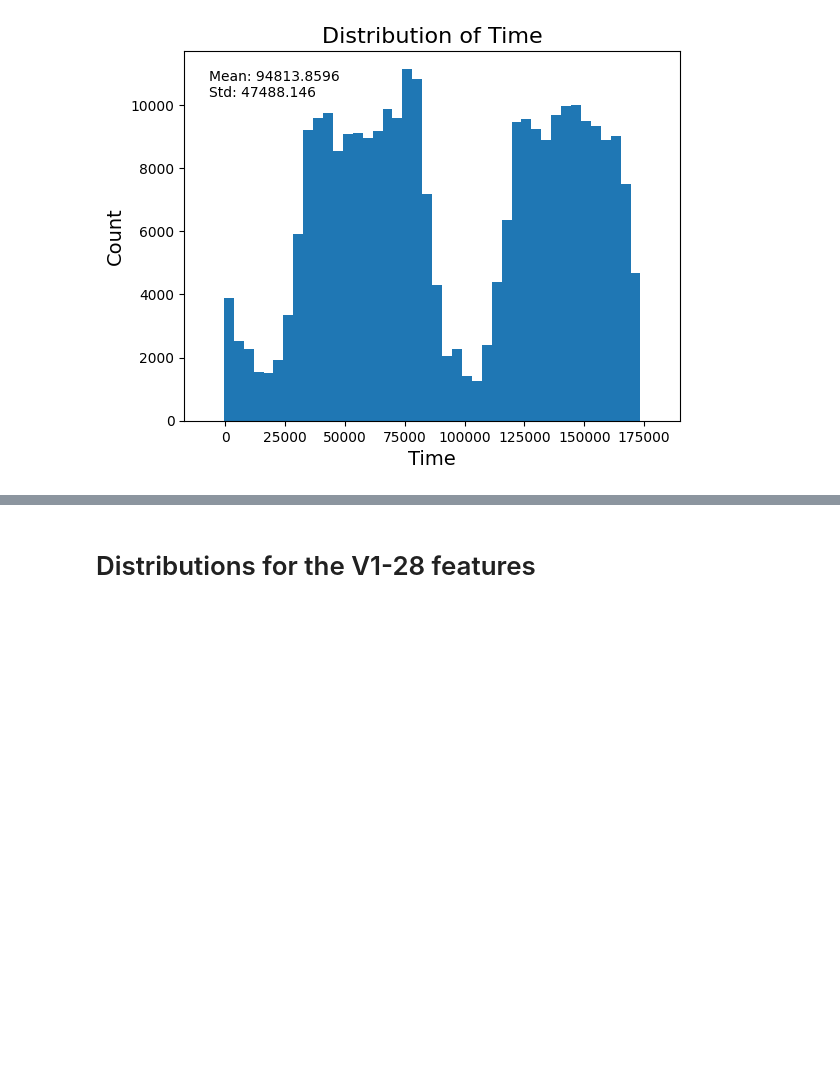
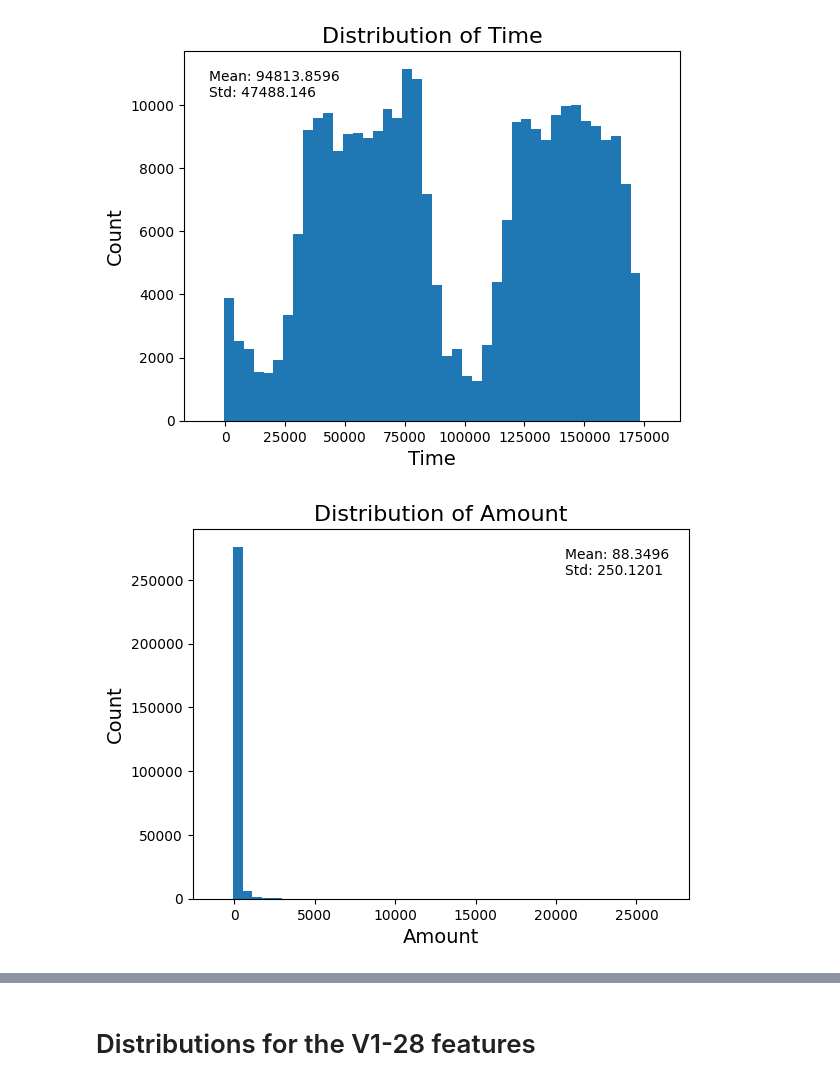
Before and after one commit to Tommy-McDonagh/Credit-Fraud, a Jupyter notebook: main.ipynb, the cells around one changed output, grey strips where cells are left out. Cells and saved outputs as stored; diff of their text form; code cells hidden in the pictures; blank space fills up the shorter version.

Commit message:
Updated plotting function with positional argument for stats

```diff
--- a/main.ipynb
+++ b/main.ipynb
@@ -154,7 +154,7 @@ Class
 1    0.001727
 Name: proportion, dtype: float64
 # %%
-def plot_numeric_feature_distribution(df, column_name, num_bins=50, ax=None):
+def plot_numeric_feature_distribution(df, column_name, num_bins=50, stats_pos='left', ax=None):
     """
     Plots the distribution of a numeric feature in a DataFrame using Matplotlib.
 
@@ -166,6 +166,8 @@ def plot_numeric_feature_distribution(df, column_name, num_bins=50, ax=None):
         The name of the column containing the feature to plot.
     num_bins : int (default=50)
         The number of bins to be used in the histogram plot
+    stats_pos : str (default='left')
+        The horizontal position of the statistical summary. Either 'left' or 'right' arguments accepted.
     ax : matplotlib.AxesSubplot or None, optional (default=None)
         The axis object on which to plot the distribution. If None, a new axis object is created.
 
@@ -199,11 +201,19 @@ def plot_numeric_feature_distribution(df, column_name, num_bins=50, ax=None):
     ax.set_ylabel("Count", fontsize=14)
 
     # add mean and std to plot
-    ax.text(0.05, 0.95, f'Mean: {round(df[column_name].mean(), 4)}\nStd: {round(df[column_name].std(), 4)}', horizontalalignment='left',
-     verticalalignment='top', transform=ax.transAxes)
+    if stats_pos=='left':
+        ax.text(0.05, 0.95, f'Mean: {round(df[column_name].mean(), 4)}\nStd: {round(df[column_name].std(), 4)}', horizontalalignment='left',
+        verticalalignment='top', transform=ax.transAxes)
+    if stats_pos=='right':
+        ax.text(0.75, 0.95, f'Mean: {round(df[column_name].mean(), 4)}\nStd: {round(df[column_name].std(), 4)}', horizontalalignment='left',
+        verticalalignment='top', transform=ax.transAxes)
 # %% [markdown]
 # Time Distribution
 # %%
 plot_numeric_feature_distribution(df, 'Time')
 # %% [output]
 [figure]
+# %%
+plot_numeric_feature_distribution(df, 'Amount', stats_pos='right')
+# %% [output]
+[figure, added]
```
Also changed, not shown: parts of 2 cells of this notebook.
